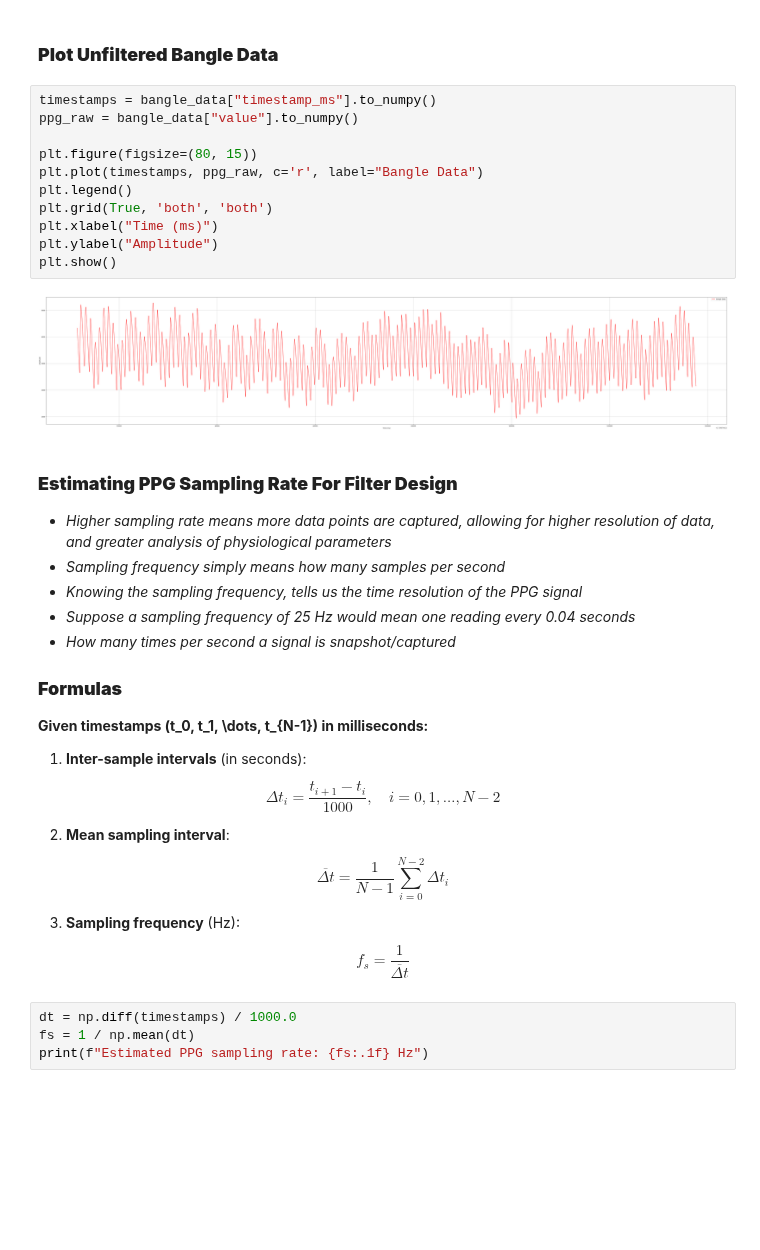
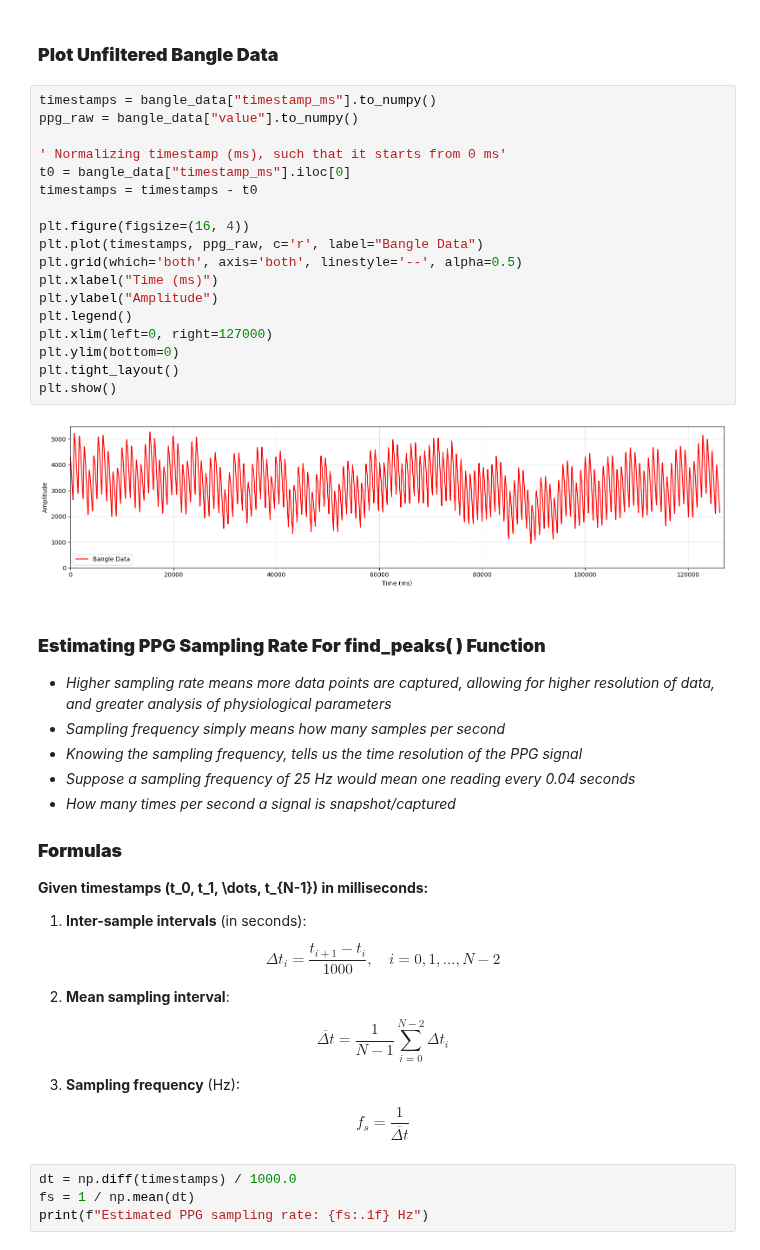
Before and after one commit to Showmick119/Benchmarking-Signal-Processing-Packages, a Jupyter notebook: bangle.ipynb, the cells around one changed output. Drawn from its saved outputs; the diff is of its cells as text; blank space fills up the shorter version.

Commit message:
Resizing plots for full team presentation

```diff
--- a/bangle.ipynb
+++ b/bangle.ipynb
@@ -23,18 +21,25 @@ print(bangle_data.head())
 # %%
 timestamps = bangle_data["timestamp_ms"].to_numpy()
 ppg_raw = bangle_data["value"].to_numpy()
 
-plt.figure(figsize=(80, 15))
+' Normalizing timestamp (ms), such that it starts from 0 ms'
+t0 = bangle_data["timestamp_ms"].iloc[0]
+timestamps = timestamps - t0
+
+plt.figure(figsize=(16, 4))
 plt.plot(timestamps, ppg_raw, c='r', label="Bangle Data")
-plt.legend()
-plt.grid(True, 'both', 'both')
+plt.grid(which='both', axis='both', linestyle='--', alpha=0.5)
 plt.xlabel("Time (ms)")
 plt.ylabel("Amplitude")
+plt.legend()
+plt.xlim(left=0, right=127000)
+plt.ylim(bottom=0)
+plt.tight_layout()
 plt.show()
 # %% [output]
-[figure, old version]
+[figure, new version]
 # %% [markdown]
-### **Estimating PPG Sampling Rate For Filter Design**
+### **Estimating PPG Sampling Rate For find_peaks( ) Function**
 - _Higher sampling rate means more data points are captured, allowing for higher resolution of data, and greater analysis of physiological parameters_
 - _Sampling frequency simply means how many samples per second_
 - _Knowing the sampling frequency, tells us the time resolution of the PPG signal_
```
Also changed, not shown: parts of 30 cells of this notebook.
